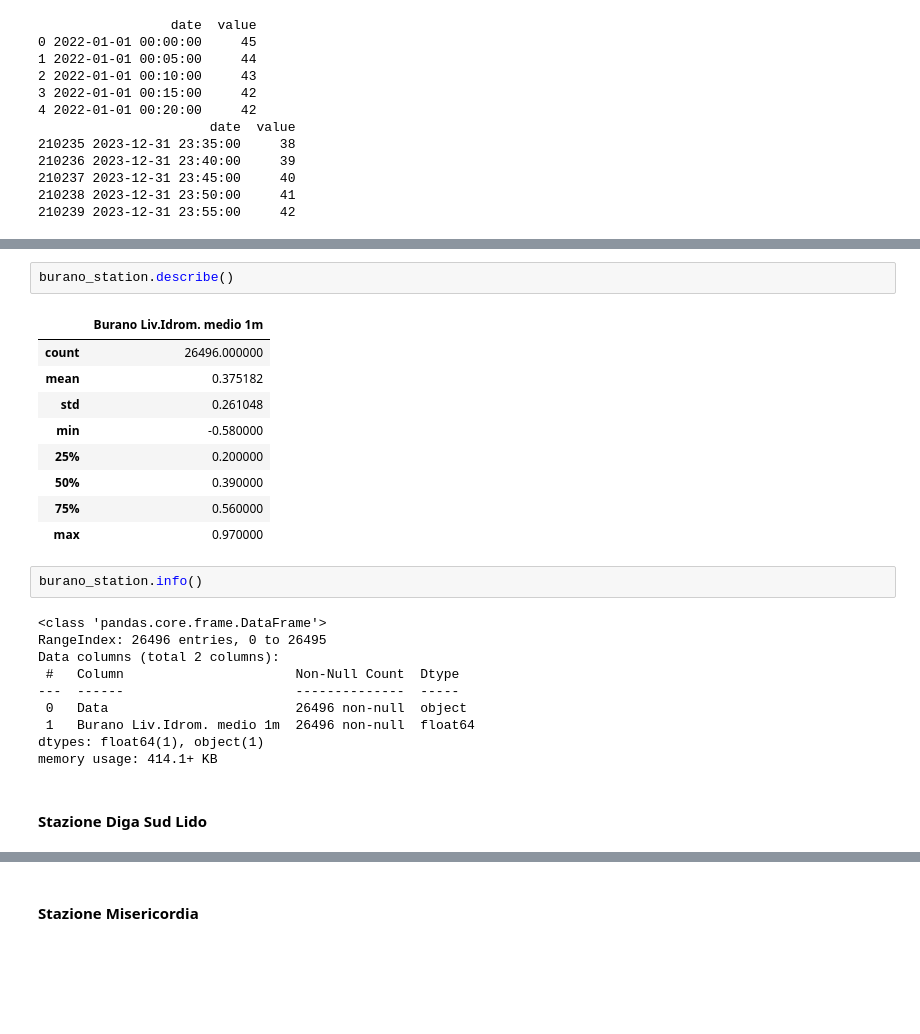
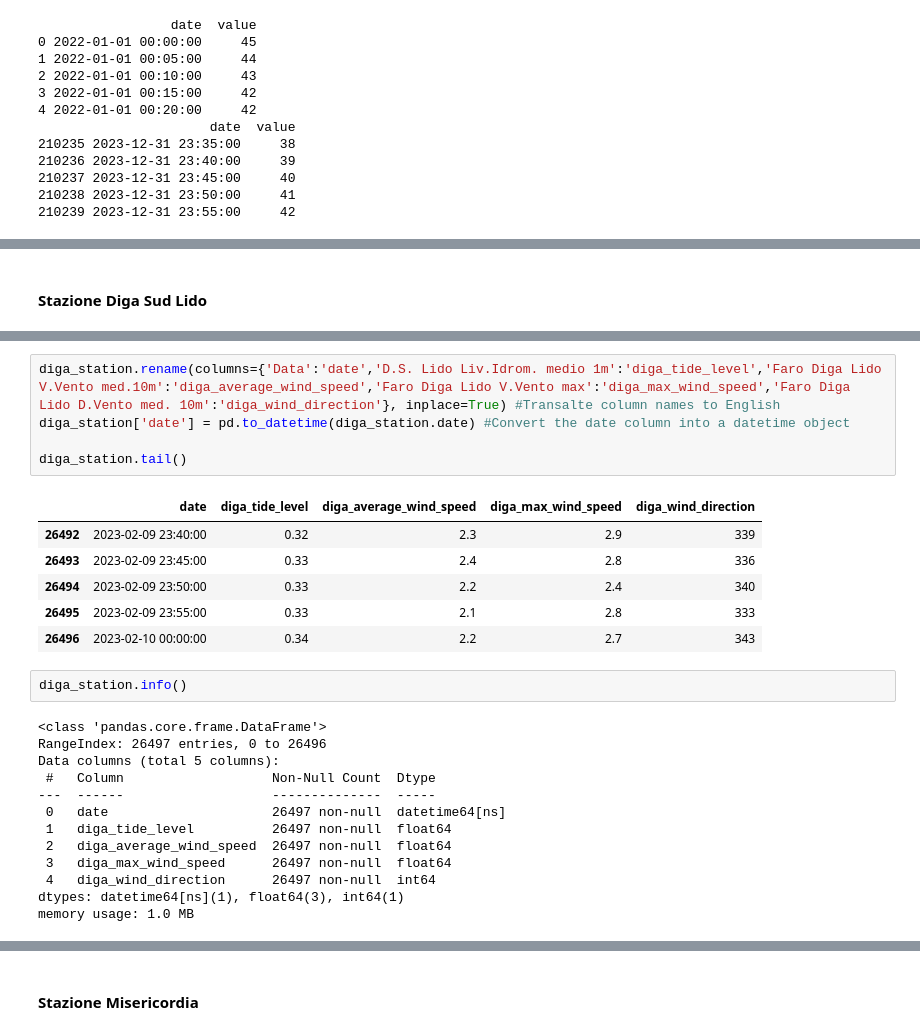
Before and after one commit to cyrilmichino/venice-meteo-analysis, a Jupyter notebook: notebook.ipynb, the cells around one changed output, grey strips where cells are left out. Cells and saved outputs as stored; diff of their text form; blank space fills up the shorter version.

```diff
--- a/notebook.ipynb
+++ b/notebook.ipynb
@@ -189,27 +262,3 @@ burano_station.head()
-# %%
-burano_station.describe()
-# %% [output]
-|  | Burano Liv.Idrom. medio 1m |
-| count | 26496.000000 |
-| mean | 0.375182 |
-| std | 0.261048 |
-| min | -0.580000 |
-| 25% | 0.200000 |
-| 50% | 0.390000 |
-| 75% | 0.560000 |
-| max | 0.970000 |
-# %%
-burano_station.info()
-# %% [output]
-<class 'pandas.core.frame.DataFrame'>
-RangeIndex: 26496 entries, 0 to 26495
-Data columns (total 2 columns):
- #   Column                      Non-Null Count  Dtype
----  ------                      --------------  -----
- 0   Data                        26496 non-null  object
- 1   Burano Liv.Idrom. medio 1m  26496 non-null  float64
-dtypes: float64(1), object(1)
-memory usage: 414.1+ KB
 # %% [markdown]
 #### Stazione Diga Sud Lido
 # %%
@@ -222,3 +271,30 @@ diga_station.head()
 | 2 | 2022-11-10 00:10:00 | 0.64 | 3.6 | 4.3 | 33 |
 | 3 | 2022-11-10 00:15:00 | 0.63 | 3.6 | 4.5 | 34 |
 | 4 | 2022-11-10 00:20:00 | 0.62 | 3.7 | 4.3 | 38 |
+# %%
+diga_station.rename(columns={'Data':'date','D.S. Lido Liv.Idrom. medio 1m':'diga_tide_level','Faro Diga Lido V.Vento med.10m':'diga_average_wind_speed','Faro Diga Lido V.Vento max':'diga_max_wind_speed','Faro Diga Lido D.Vento med. 10m':'diga_wind_direction'}, inplace=True) #Transalte column names to English
+diga_station['date'] = pd.to_datetime(diga_station.date) #Convert the date column into a datetime object
+
+diga_station.tail()
+# %% [output]
+|  | date | diga_tide_level | diga_average_wind_speed | diga_max_wind_speed | diga_wind_direction |
+| 26492 | 2023-02-09 23:40:00 | 0.32 | 2.3 | 2.9 | 339 |
+| 26493 | 2023-02-09 23:45:00 | 0.33 | 2.4 | 2.8 | 336 |
+| 26494 | 2023-02-09 23:50:00 | 0.33 | 2.2 | 2.4 | 340 |
+| 26495 | 2023-02-09 23:55:00 | 0.33 | 2.1 | 2.8 | 333 |
+| 26496 | 2023-02-10 00:00:00 | 0.34 | 2.2 | 2.7 | 343 |
+# %%
+diga_station.info()
+# %% [output]
+<class 'pandas.core.frame.DataFrame'>
+RangeIndex: 26497 entries, 0 to 26496
+Data columns (total 5 columns):
+ #   Column                   Non-Null Count  Dtype
+---  ------                   --------------  -----
+ 0   date                     26497 non-null  datetime64[ns]
+ 1   diga_tide_level          26497 non-null  float64
+ 2   diga_average_wind_speed  26497 non-null  float64
+ 3   diga_max_wind_speed      26497 non-null  float64
+ 4   diga_wind_direction      26497 non-null  int64
+dtypes: datetime64[ns](1), float64(3), int64(1)
+memory usage: 1.0 MB
```
Also changed, not shown: parts of 22 cells of this notebook.
